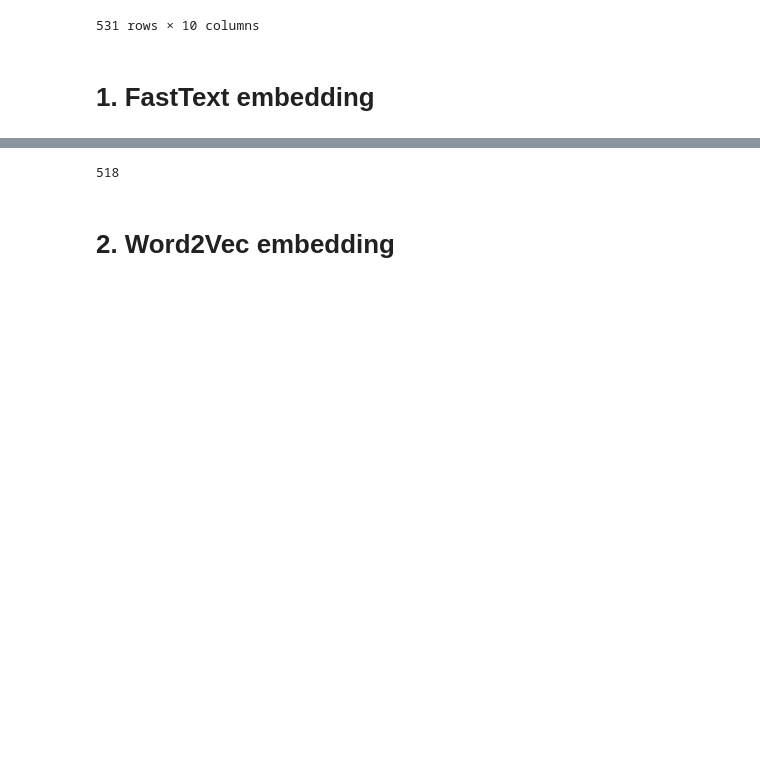
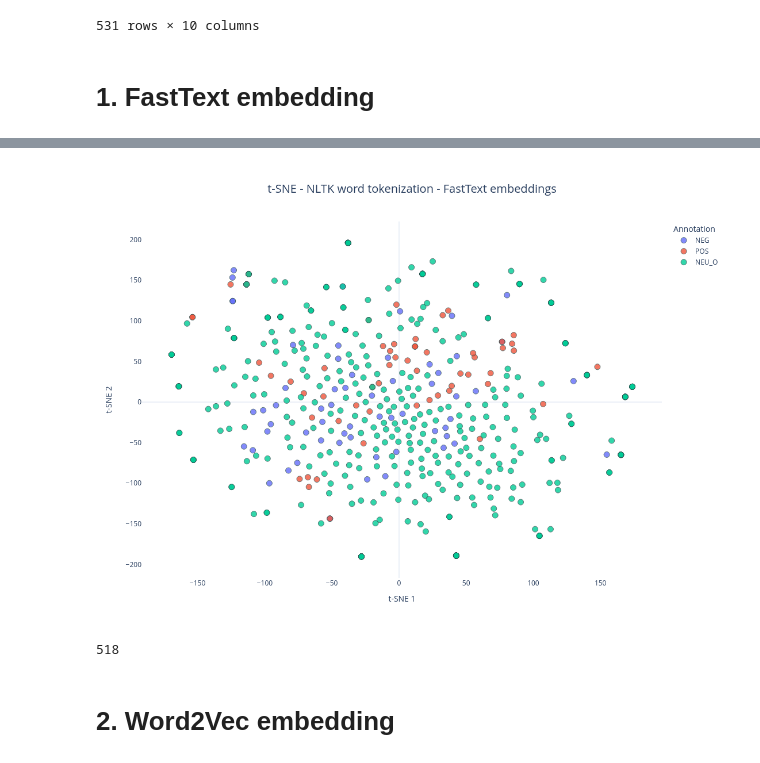
Before and after one commit to stethbo/nlp-winter2024, a Jupyter notebook: word_embeddings.ipynb, the cells around one changed output, grey strips where cells are left out. Saved outputs shown, nothing was run; the diff lists cells and outputs as text; code cells hidden in the pictures; blank space fills up the shorter version.

```diff
--- a/word_embeddings.ipynb
+++ b/word_embeddings.ipynb
@@ -135,30 +137,32 @@ fig.show()
 # %%
 fig = px.scatter(
     x=vectors_fasttext_embedded[:, 0],
     y=vectors_fasttext_embedded[:, 1],
     color=annotations_fasttext_combine,
     hover_data={"word": words_used_fasttext, "annotation": annotations_fasttext},
     title="t-SNE - NLTK word tokenization - FastText embeddings",
     labels={"color": "Annotation", "x": "t-SNE 1", "y": "t-SNE 2"},
     color_continuous_scale=px.colors.sequential.Viridis,
     template="plotly_white",
 )
 
 fig.update_traces(
     marker=dict(size=10, opacity=0.8, line=dict(width=1, color="DarkSlateGrey"))
 )
 fig.update_layout(
     title_font_size=20,
     title_x=0.5,
     xaxis=dict(showgrid=False),
     yaxis=dict(showgrid=False),
     coloraxis_colorbar=dict(title="Annotation"),
     legend_title_text="Annotation",
-    width=1200,
+    width=1100,
     height=800,
 )
 
 fig.show()
+# %% [output]
+[figure, added]
 # %%
 len(vectors_fasttext_embedded[:, 1])
 # %% [output]
```
Also changed, not shown: parts of 3 cells of this notebook, 2 other files.
